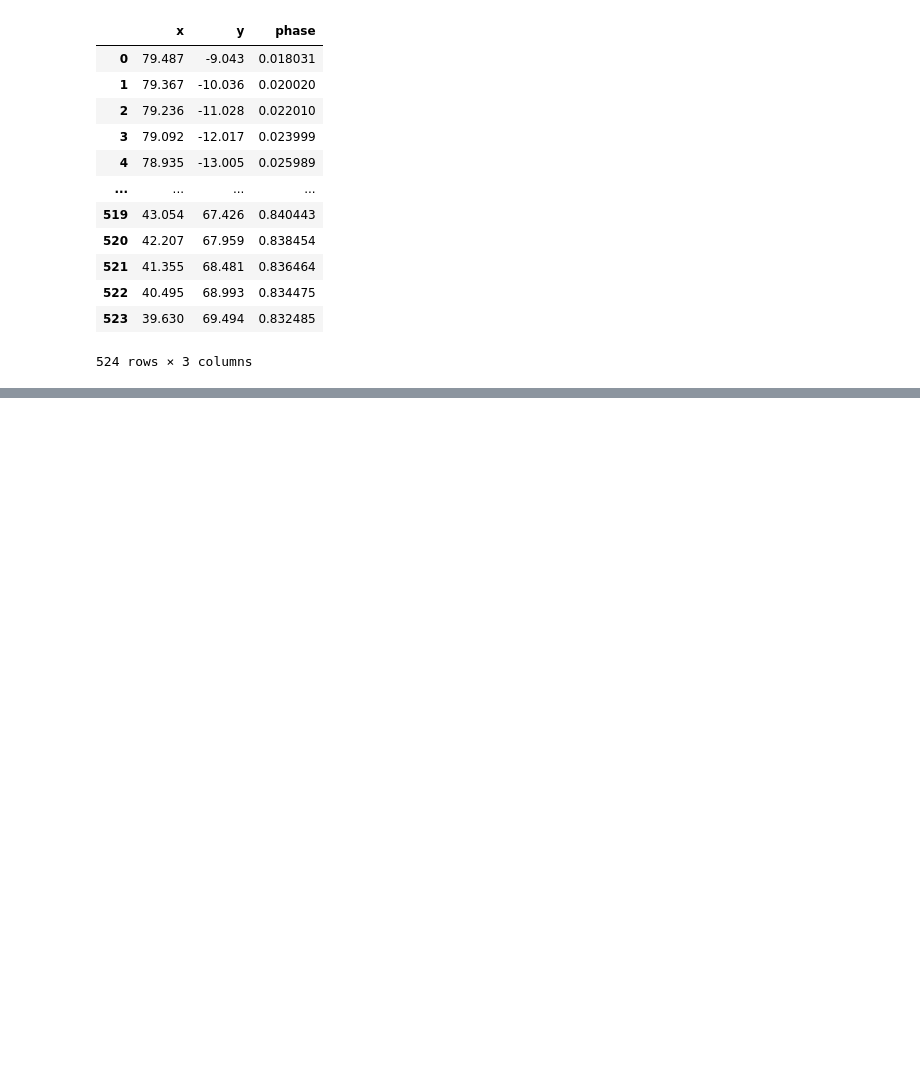
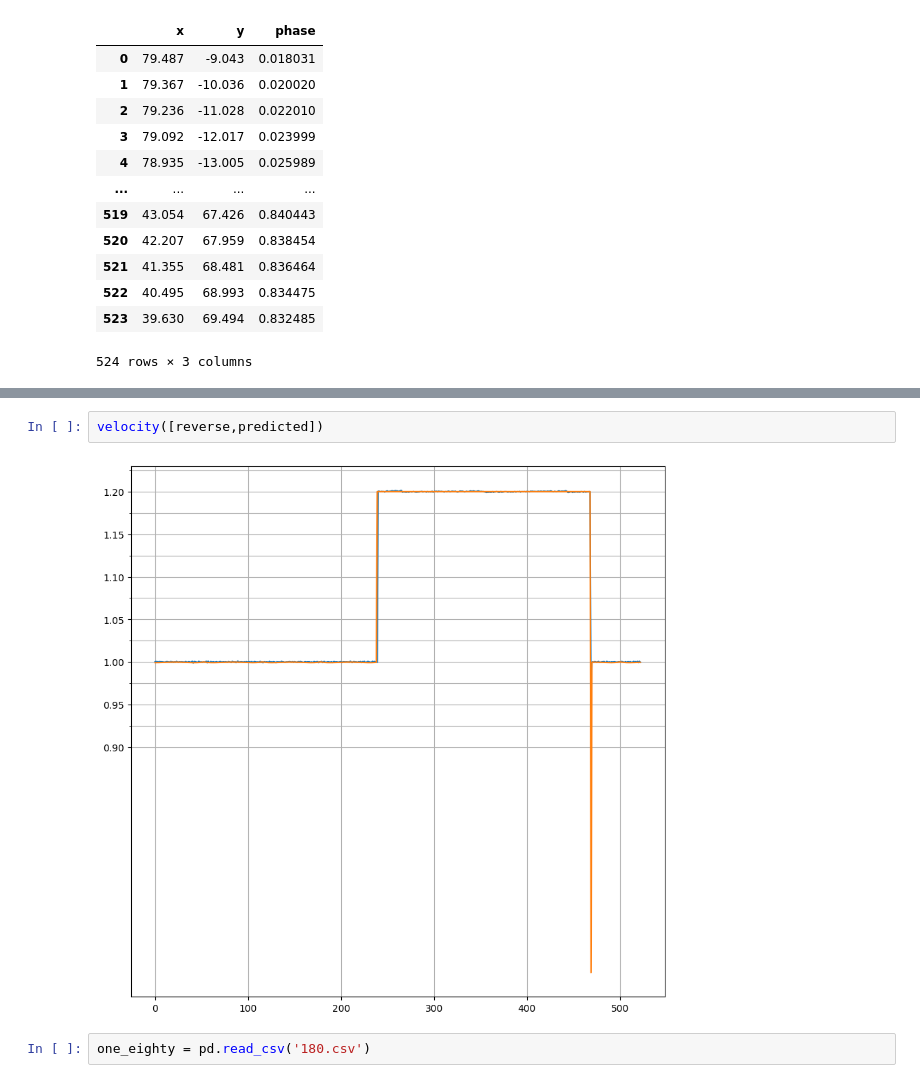
Before and after one commit to hemisemidemipresent/ace, a Jupyter notebook: data.ipynb, the cells around one changed output, grey strips where cells are left out. Drawn from its saved outputs; the diff is of its cells as text; blank space fills up the shorter version.

```diff
--- a/data.ipynb
+++ b/data.ipynb
@@ -86,0 +159,6 @@ ax.plot(v)
+# %%
+velocity([reverse,predicted])
+# %% [output]
+[figure, added]
+# %%
+one_eighty = pd.read_csv('180.csv')
```
Also changed, not shown: parts of 19 cells of this notebook, 9 other files.
